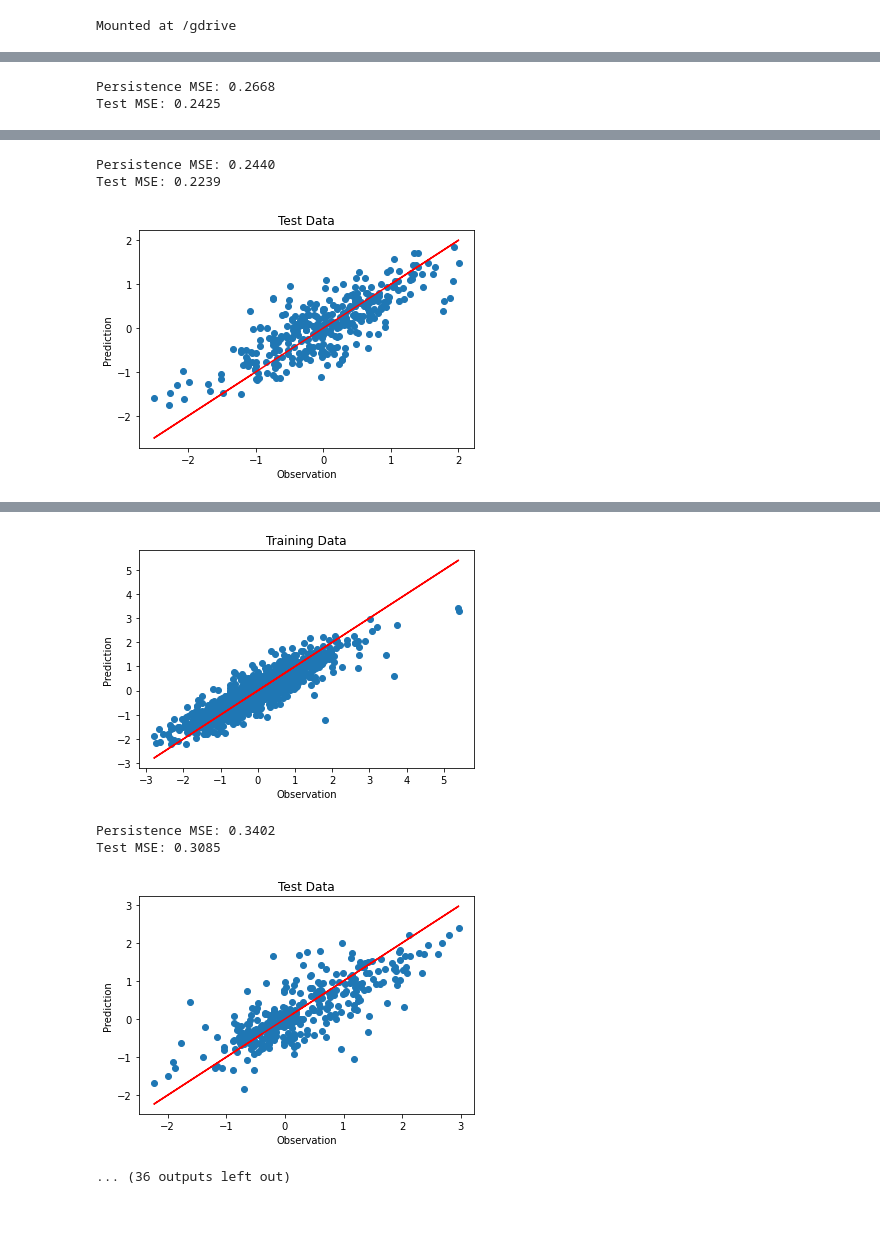
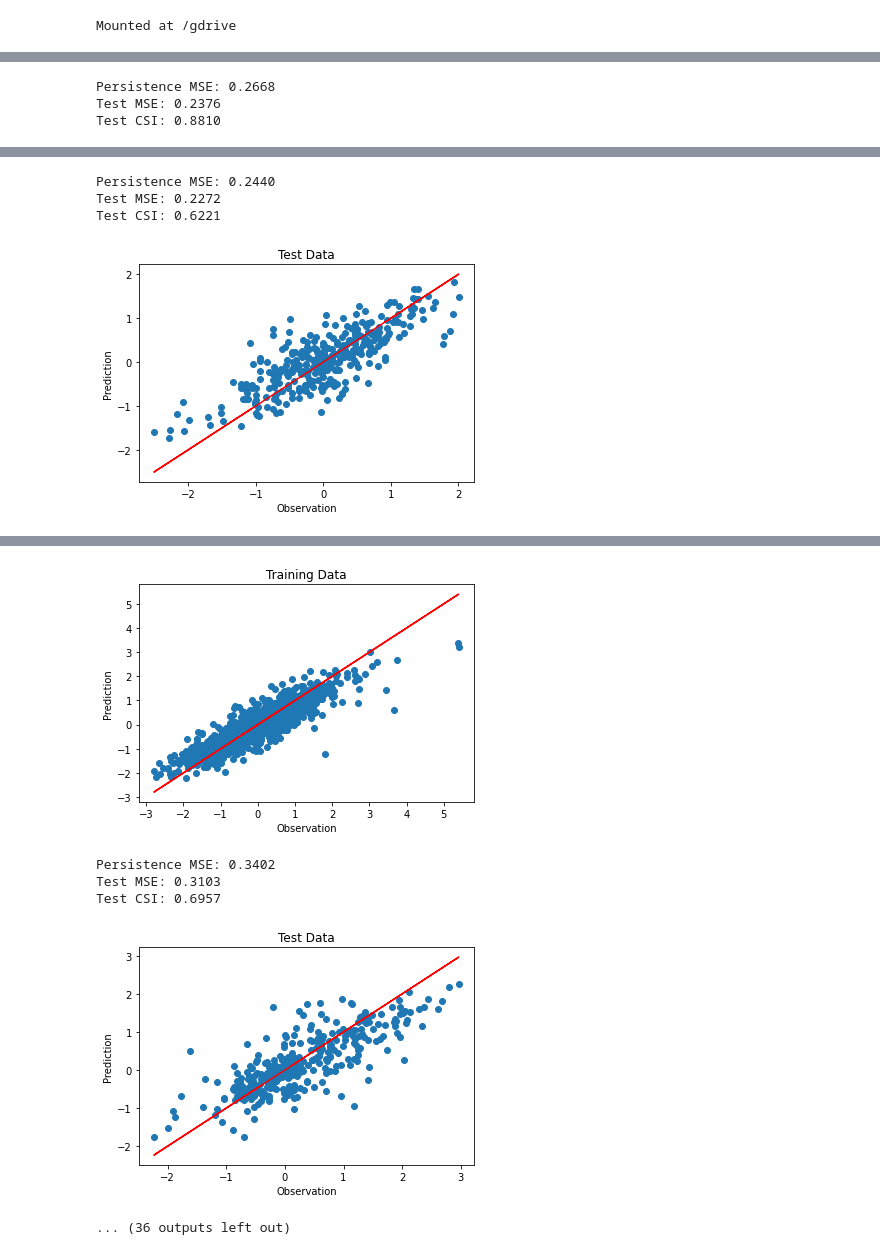
Before and after one commit to ding05/graphwaves_dgl, a Jupyter notebook: train_fcn.ipynb, the cells around one changed output, grey strips where cells are left out. Drawn from its saved outputs; the diff is of its cells as text; code cells hidden in the pictures; blank space fills up the shorter version.

```diff
--- a/train_fcn.ipynb
+++ b/train_fcn.ipynb
@@ -75,8 +75,9 @@ for lead_time in [1]:
     num_sample = 1680-window_size-lead_time+1 # max: node_features.shape[1]-window_size-lead_time+1
 
     all_loc = []
+    all_persist_mse = []
     all_test_mse = []
-    all_persist_mse = []
+    all_test_csi = []
 
     for loc in list(arrays.keys()):
 
@@ -94,6 +95,11 @@ for lead_time in [1]:
         num_train = int(len(x_all) * train_split)
         x_train, y_train = torch.tensor(x_all_flat[:num_train]).to(torch.float32), torch.tensor(y_all[:num_train]).to(torch.float32)
         x_test, y_test = torch.tensor(x_all_flat[num_train:]).to(torch.float32), torch.tensor(y_all[num_train:]).to(torch.float32)
+
+        # The threshold for defining outliers using the 90th percentile
+        y_train_sorted = np.sort(y_train.numpy())
+        threshold = y_train_sorted[int(len(y_train_sorted)*0.9):][0]
+        threshold_low = y_train_sorted[int(len(y_train_sorted)*0.8):][0]
 
         model = FCN(x_all_flat.shape[1], num_hid_feat, num_out_feat, drop_out_rate)
         optim = torch.optim.SGD(model.parameters(), lr=learning_rate, weight_decay=weight_decay)
@@ -142,6 +148,12 @@ for lead_time in [1]:
             print('Persistence MSE: {:.4f}'.format(persist_mse.item()))
             print('Test MSE: {:.4f}'.format(test_mse.item()))
 
+        pred_pos = [float(i) > threshold_low for i in y_pred]
+        y_test_pos = [float(i) > threshold_low for i in y_test]
+        test_pos = [[pred_pos[i], y_test_pos[i]] for i in range(len(y_pred))]
+        test_csi = test_pos.count([np.array([True]), np.array([True])]) / (test_pos.count([np.array([True]), np.array([True])]) + test_pos.count([np.array([True]), np.array([False])]) + test_pos.count([np.array([False]), np.array([True])]))
+        print('Test CSI: {:.4f}'.format(test_csi))
+
         plt.scatter(y_test, y_pred)
         x = y_test
         y = y_test
@@ -154,5 +166,6 @@ for lead_time in [1]:
         all_loc.append(loc)
         all_persist_mse.append(persist_mse)
         all_test_mse.append(test_mse)
+        all_test_csi.append(test_csi)
 # %% [output]
 Location: mg
@@ -176,2 +189,3 @@ Epoch [400/400], Avg Loss: 0.2500,  Val MSE: 0.2425
 Persistence MSE: 0.2668
-Test MSE: 0.2425
+Test MSE: 0.2376
+Test CSI: 0.8810
@@ -197,4 +211,5 @@ Epoch [400/400], Avg Loss: 0.1987,  Val MSE: 0.2239
 Persistence MSE: 0.2440
-Test MSE: 0.2239
+Test MSE: 0.2272
+Test CSI: 0.6221
-[figure, old version]
+[figure, new version]
 Location: f
@@ -217,7 +232,8 @@ Epoch [400/400], Avg Loss: 0.2510,  Val MSE: 0.3085
-[figure, old version]
+[figure, new version]
 Persistence MSE: 0.3402
-Test MSE: 0.3085
+Test MSE: 0.3103
+Test CSI: 0.6957
-[figure, old version]
+[figure, new version]
 ... (36 outputs left out)
 # %%
 all_persist_mse_float = [float(i) for i in all_persist_mse]
```
Also changed, not shown: parts of 2 cells of this notebook.
